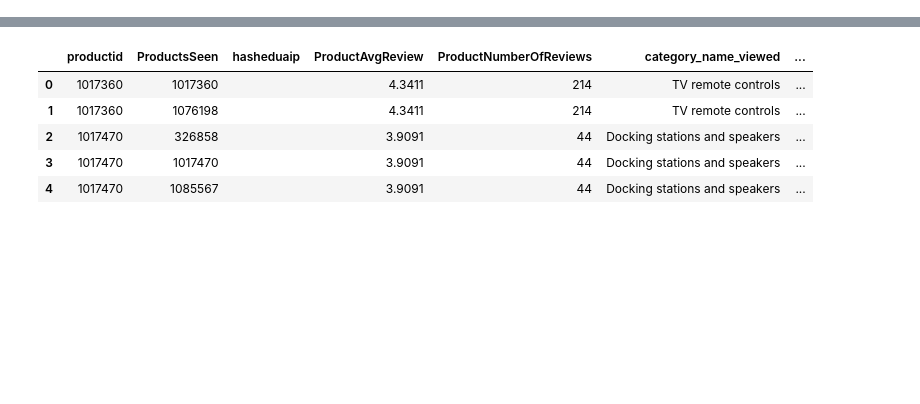
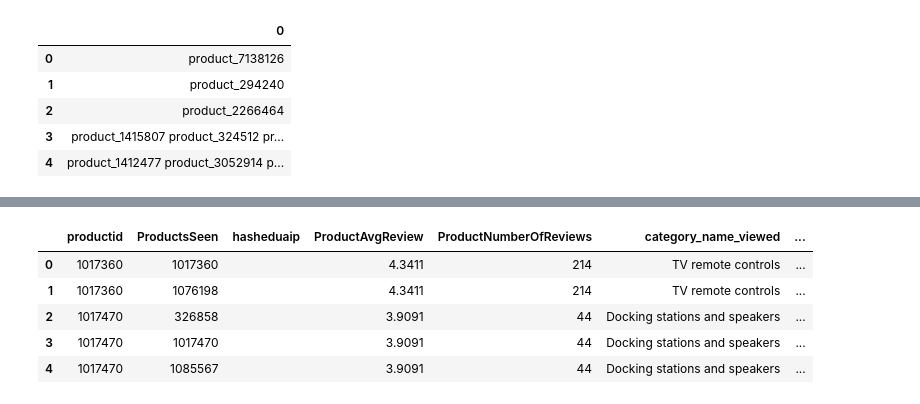
Before and after one commit to narendramukherjee/reputation-systems, a Jupyter notebook: snpe/notebooks/starspace.ipynb, the cells around one changed output, grey strips where cells are left out. Cells and saved outputs as stored; diff of their text form; code cells hidden in the pictures; blank space fills up the shorter version.

```diff
--- a/snpe/notebooks/starspace.ipynb
+++ b/snpe/notebooks/starspace.ipynb
@@ -54,0 +101,10 @@ Training epoch 18: 0.0082 0.0001
+# %%
+pageview_train = pd.read_csv(ARTIFACT_PATH / "pageview_train.txt", header=None, sep)
+pageview_train.head()
+# %% [output]
+|  | 0 |
+| 0 | product_7138126 |
+| 1 | product_294240 |
+| 2 | product_2266464 |
+| 3 | product_1415807 product_324512 pr... |
+| 4 | product_1412477 product_3052914 p... |
```
Also changed, not shown: parts of 26 cells of this notebook, 1 other file.
